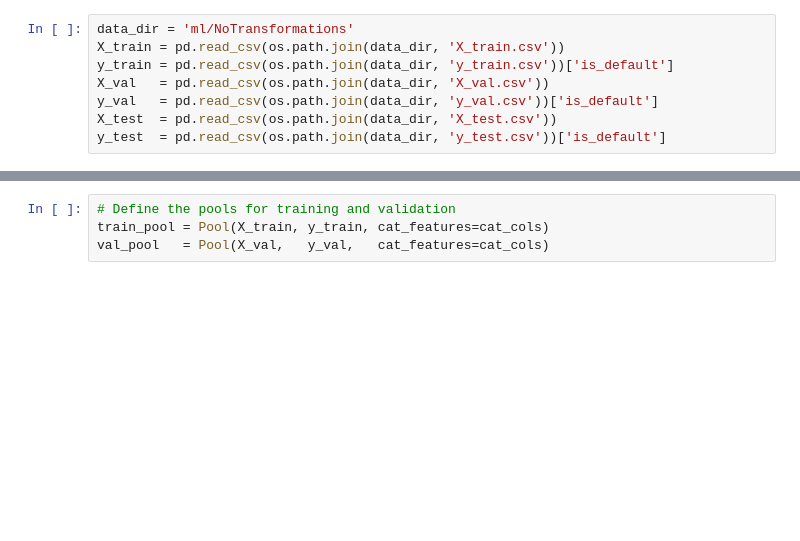
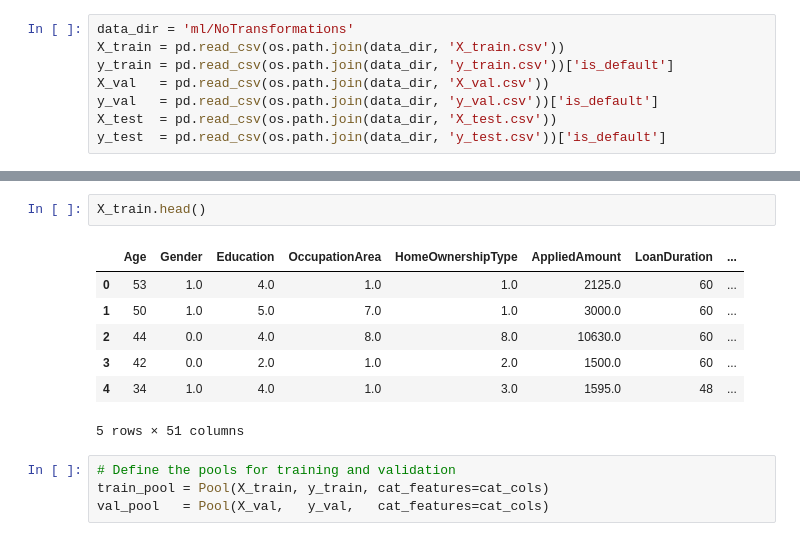
Before and after one commit to Thomas-mp4/p2p-credit-risk, a Jupyter notebook: 03_catboost.ipynb, the cells around one changed output, grey strips where cells are left out. Cells and saved outputs as stored; diff of their text form; blank space fills up the shorter version.

```diff
--- a/03_catboost.ipynb
+++ b/03_catboost.ipynb
@@ -37,3 +61,13 @@ for df in (X_train, X_val, X_test):
+# %%
+X_train.head()
+# %% [output]
+|  | Age | Gender | Education | OccupationArea | HomeOwnershipType | AppliedAmount | LoanDuration | ... |
+| 0 | 53 | 1.0 | 4.0 | 1.0 | 1.0 | 2125.0 | 60 | ... |
+| 1 | 50 | 1.0 | 5.0 | 7.0 | 1.0 | 3000.0 | 60 | ... |
+| 2 | 44 | 0.0 | 4.0 | 8.0 | 8.0 | 10630.0 | 60 | ... |
+| 3 | 42 | 0.0 | 2.0 | 1.0 | 2.0 | 1500.0 | 60 | ... |
+| 4 | 34 | 1.0 | 4.0 | 1.0 | 3.0 | 1595.0 | 48 | ... |
+5 rows × 51 columns
 # %%
 # Define the pools for training and validation
 train_pool = Pool(X_train, y_train, cat_features=cat_cols)
```
Also changed, not shown: parts of 12 cells of this notebook, 2 other files.
